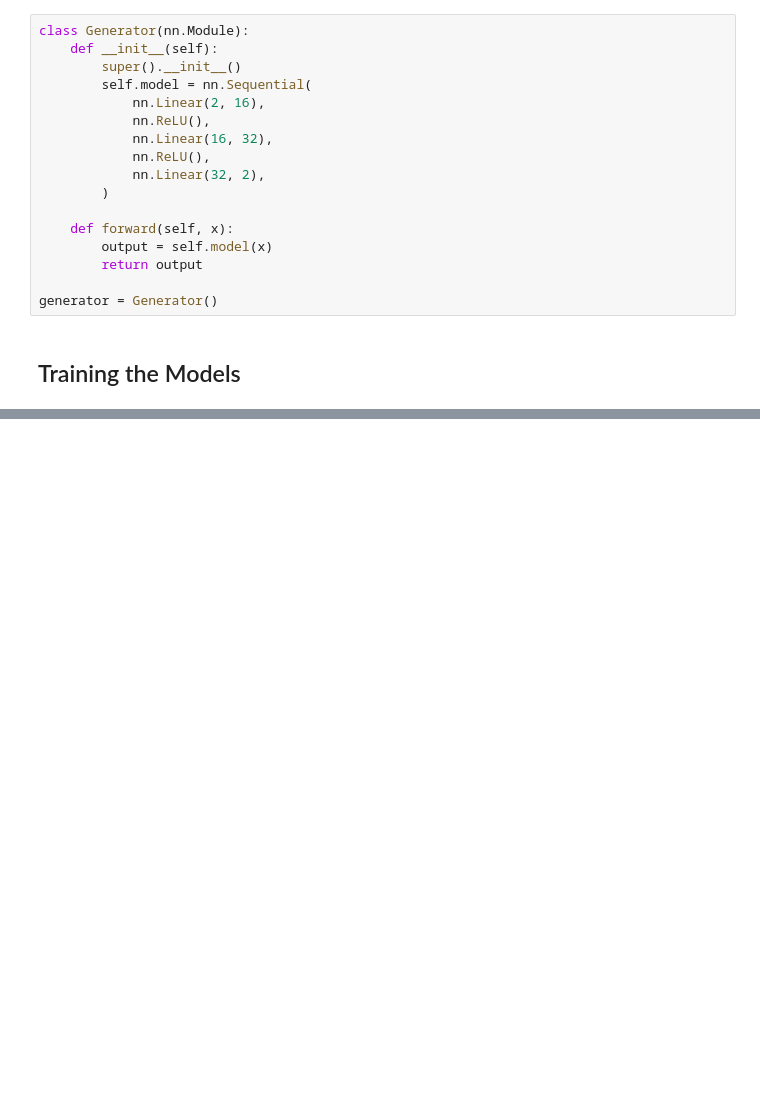
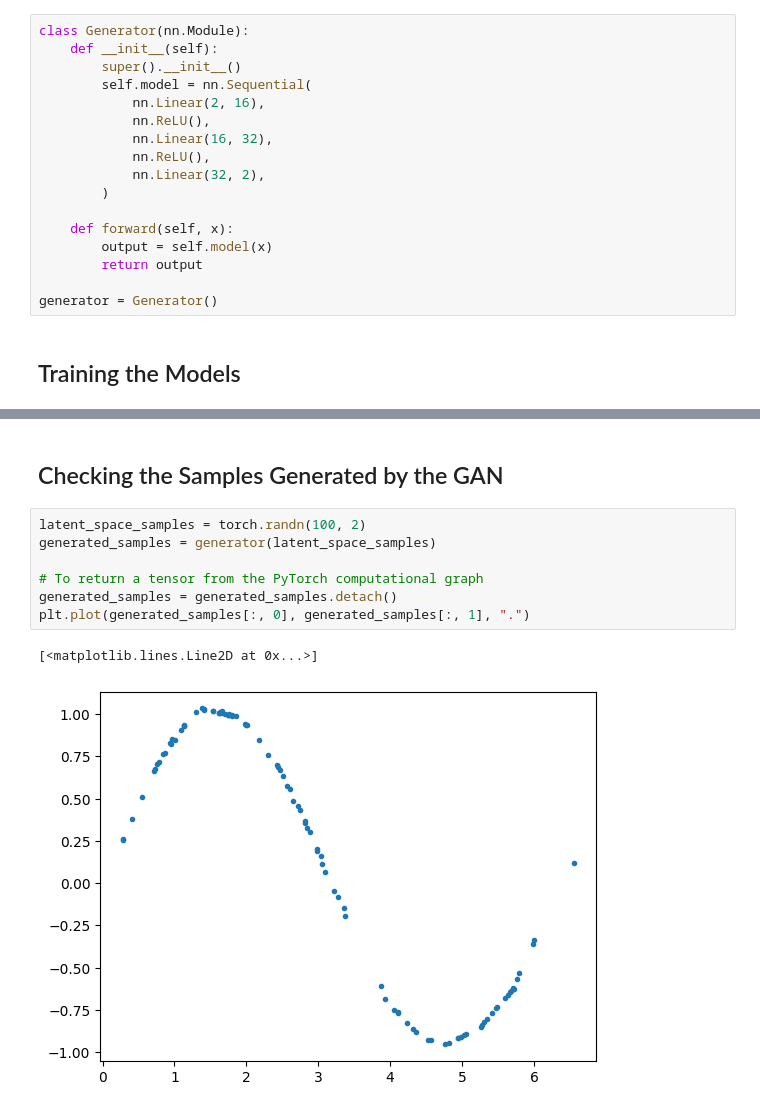
Before and after one commit to BehrangEbrahimi13/Repo_Paper_01, a Jupyter notebook: GANs.ipynb, the cells around one changed output, grey strips where cells are left out. Drawn from its saved outputs; the diff is of its cells as text; blank space fills up the shorter version.

```diff
--- a/GANs.ipynb
+++ b/GANs.ipynb
@@ -170,0 +196,12 @@ for epoch in range(num_epochs):
+# %% [markdown]
+## Checking the Samples Generated by the GAN
+# %%
+latent_space_samples = torch.randn(100, 2)
+generated_samples = generator(latent_space_samples)
+
+# To return a tensor from the PyTorch computational graph
+generated_samples = generated_samples.detach()
+plt.plot(generated_samples[:, 0], generated_samples[:, 1], ".")
+# %% [output]
+[<matplotlib.lines.Line2D at 0x...>]
+[figure, added]
```
Also changed, not shown: parts of 1 cell of this notebook.
